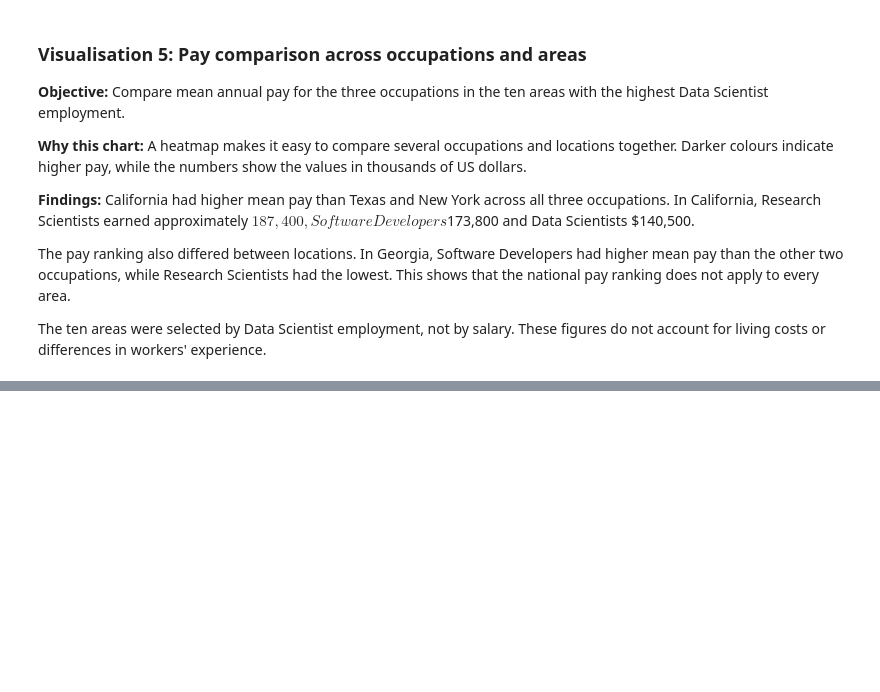
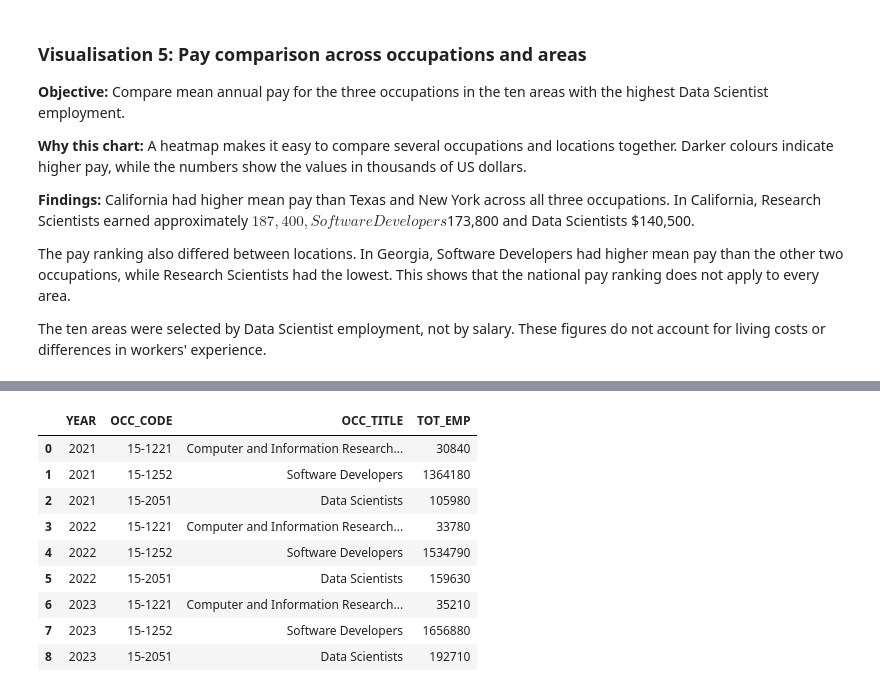
Before and after one commit to 2022245/ai-employment-analysis., a Jupyter notebook: 1_AI_Employment_Analysis.ipynb, the cells around one changed output, grey strips where cells are left out. Saved outputs shown, nothing was run; the diff lists cells and outputs as text; code cells hidden in the pictures; blank space fills up the shorter version.

```diff
--- a/1_AI_Employment_Analysis.ipynb
+++ b/1_AI_Employment_Analysis.ipynb
@@ -298,3 +296,12 @@ plt.show()
 The pay ranking also differed between locations. In Georgia, Software Developers had higher mean pay than the other two occupations, while Research Scientists had the lowest. This shows that the national pay ranking does not apply to every area.
 
 The ten areas were selected by Data Scientist employment, not by salary. These figures do not account for living costs or differences in workers' experience.
+# %%
+df_2021 = pd.read_excel("/content/all_data_M_2021.xlsx")
+df_2022 = pd.read_excel("/content/all_data_M_2022.xlsx")
+
+print("2021:", df_2021.shape)
+print(df_2021.columns.tolist())
+
+print("\n2022:", df_2022.shape)
+print(df_2022.columns.tolist())
@@ -300,0 +314,31 @@ The ten areas were selected by Data Scientist employment, not by salary. These f
+# %%
+yearly_data = []
+
+for year, dataset in [(2021, df_2021), (2022, df_2022), (2023, df)]:
+    selected = dataset[
+        (dataset["AREA_TITLE"] == "U.S.") &
+        (dataset["NAICS"].astype(str) == "000000") &
+        (dataset["OWN_CODE"].astype(str) == "1235") &
+        (dataset["O_GROUP"] == "detailed") &
+        (dataset["OCC_TITLE"].isin(occupations))
+    ].copy()
+
+    selected["YEAR"] = year
+    selected["TOT_EMP"] = pd.to_numeric(selected["TOT_EMP"], errors="coerce")
+
+    yearly_data.append(selected[["YEAR", "OCC_CODE", "OCC_TITLE", "TOT_EMP"]])
+
+trends = pd.concat(yearly_data, ignore_index=True)
+
+display(trends)
+# %% [output]
+|  | YEAR | OCC_CODE | OCC_TITLE | TOT_EMP |
+| 0 | 2021 | 15-1221 | Computer and Information Research... | 30840 |
+| 1 | 2021 | 15-1252 | Software Developers | 1364180 |
+| 2 | 2021 | 15-2051 | Data Scientists | 105980 |
+| 3 | 2022 | 15-1221 | Computer and Information Research... | 33780 |
+| 4 | 2022 | 15-1252 | Software Developers | 1534790 |
+| 5 | 2022 | 15-2051 | Data Scientists | 159630 |
+| 6 | 2023 | 15-1221 | Computer and Information Research... | 35210 |
+| 7 | 2023 | 15-1252 | Software Developers | 1656880 |
+| 8 | 2023 | 15-2051 | Data Scientists | 192710 |
```
Also changed, not shown: parts of 4 cells of this notebook.
